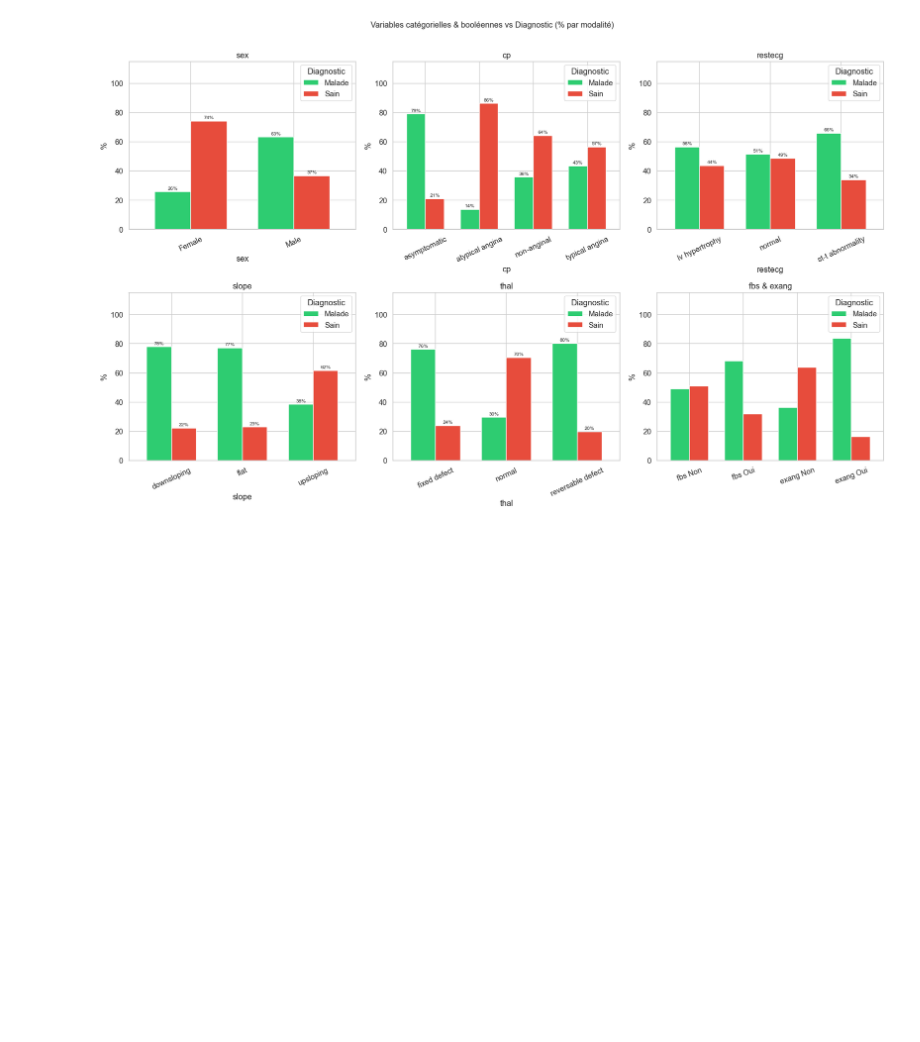
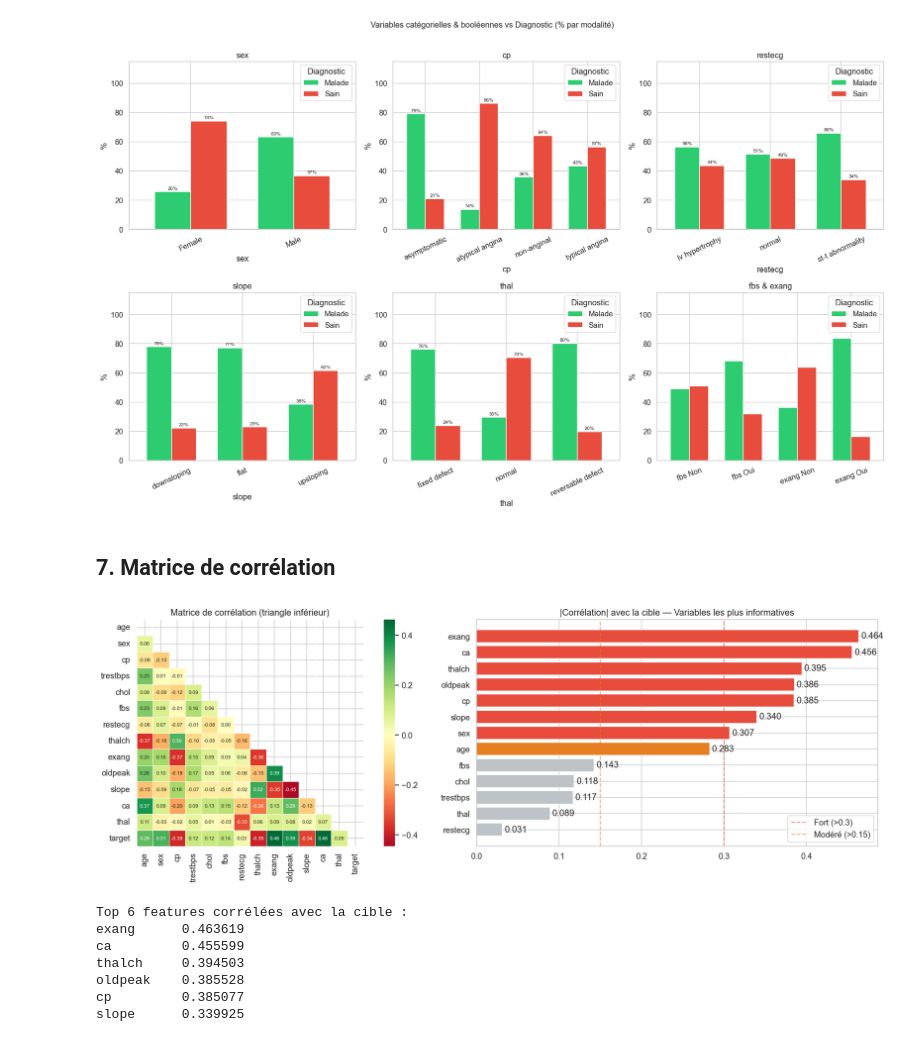
Before and after one commit to bijigunerachid/heart-disease-ml-dl-project, a Jupyter notebook: notebooks/01_EDA.ipynb, the cells around one changed output. Cells and saved outputs as stored; diff of their text form; code cells hidden in the pictures; blank space fills up the shorter version.

Commit message:
add correlation analysis and feature importance visualization

```diff
--- a/notebooks/01_EDA.ipynb
+++ b/notebooks/01_EDA.ipynb
@@ -307,3 +307,65 @@ plt.savefig(FIGS_PATH / '05_cat_vs_target.png', dpi=150, bbox_inches='tight')
 plt.show()
 # %% [output]
 [figure]
+# %% [markdown]
+## 7. Matrice de corrélation
+# %%
+df_enc = df.copy()  # copie du dataset
+
+# Corriger les valeurs aberrantes avant calcul de corrélation
+df_enc.loc[df_enc['chol'] == 0, 'chol'] = np.nan
+df_enc.loc[df_enc['trestbps'] == 0, 'trestbps'] = np.nan
+
+# Encodage des variables catégorielles
+for col in CAT_COLS + ['dataset']:
+    df_enc[col] = LabelEncoder().fit_transform(df_enc[col].astype(str))
+
+# Encodage des variables booléennes
+df_enc['fbs']   = df_enc['fbs'].map({True:1, False:0, 'True':1, 'False':0}).astype(float)
+df_enc['exang'] = df_enc['exang'].map({True:1, False:0, 'True':1, 'False':0}).astype(float)
+
+# Colonnes utilisées pour la corrélation
+cols_corr = ['age','sex','cp','trestbps','chol','fbs','restecg',
+             'thalch','exang','oldpeak','slope','ca','thal','target']
+
+corr = df_enc[cols_corr].corr()  # matrice de corrélation
+
+fig, axes = plt.subplots(1, 2, figsize=(18, 6))  # 2 graphiques
+
+# Heatmap (triangle inférieur)
+mask = np.triu(np.ones_like(corr, dtype=bool))  # masque triangle supérieur
+sns.heatmap(corr, mask=mask, annot=True, fmt='.2f', cmap='RdYlGn',
+            center=0, square=True, linewidths=0.4, ax=axes[0],
+            annot_kws={'size': 7.5})
+axes[0].set_title('Matrice de corrélation (triangle inférieur)')
+
+# Corrélation avec la cible
+corr_t = corr['target'].drop('target').abs().sort_values()  # valeur absolue
+bar_colors = ['#e74c3c' if v > 0.3 else '#e67e22' if v > 0.15 else '#bdc3c7'
+              for v in corr_t]
+
+bars = axes[1].barh(corr_t.index, corr_t.values, color=bar_colors, edgecolor='white')
+axes[1].bar_label(bars, fmt='%.3f', padding=3)
+
+# seuils de corrélation
+axes[1].axvline(0.3, color='#e74c3c', linestyle='--', alpha=0.6, label='Fort (>0.3)')
+axes[1].axvline(0.15, color='#e67e22', linestyle='--', alpha=0.6, label='Modéré (>0.15)')
+
+axes[1].set_title('|Corrélation| avec la cible — Variables les plus informatives')
+axes[1].legend()
+
+plt.tight_layout()
+plt.savefig(FIGS_PATH / '06_correlation.png', dpi=150, bbox_inches='tight')
+plt.show()
+
+print('\nTop 6 features corrélées avec la cible :')
+print(corr_t.tail(6).sort_values(ascending=False).to_string())
+# %% [output]
+[figure, added]
+Top 6 features corrélées avec la cible :
+exang      0.463619
+ca         0.455599
+thalch     0.394503
+oldpeak    0.385528
+cp         0.385077
+slope      0.339925
```
